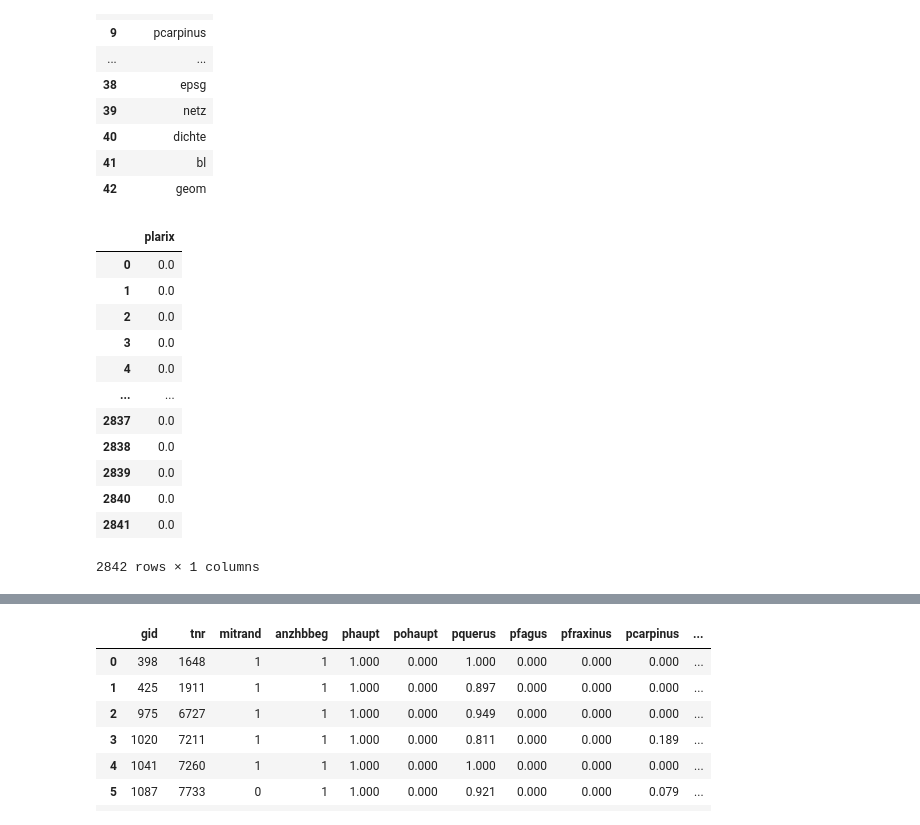
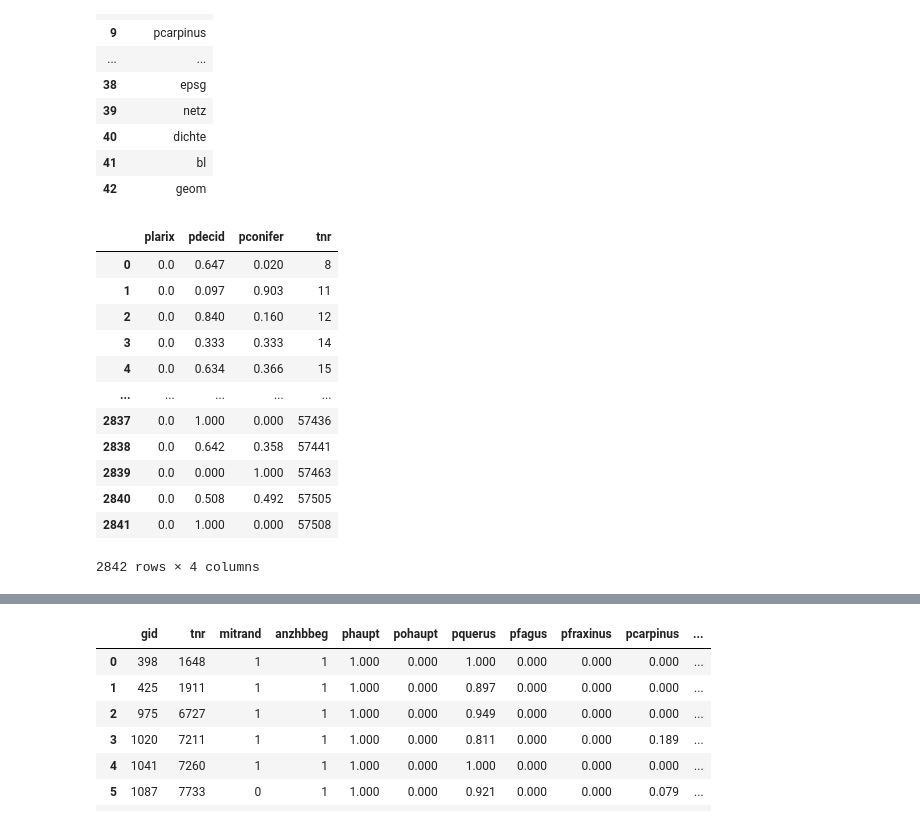
Before and after one commit to sebfoe/ESPE, a Jupyter notebook: notebooks/02_explore_shape_from_database.ipynb, the cells around one changed output, grey strips where cells are left out. Drawn from its saved outputs; the diff is of its cells as text; code cells hidden in the pictures.

```diff
--- a/notebooks/02_explore_shape_from_database.ipynb
+++ b/notebooks/02_explore_shape_from_database.ipynb
@@ -74,28 +110,29 @@ tables
 | 41 | bl |
 | 42 | geom |
 # %%
-# check percent share of plot 'plarix' ('p' percent share, 'larix' lärche )
+# 1. open connection first, 2. write data, 3. close afterwards
+# check percent share of 'plarix' with tract-number 'tnr' and coniferous-, deciduous share ('pdecid', 'pconif')
 connection = psycopg2.connect(user = user,
                               password = password,
                               host = host,
                               port = port,
                               database = database)
 
-table =pd.read_sql_query("SELECT  plarix FROM etrs89_bwi_2012p;",con=connection)
+attributes =pd.read_sql_query("SELECT plarix, pdecid, pconifer, tnr FROM etrs89_bwi_2012p;",con=connection)
 connection.close()
-table
+attributes
 # %% [output]
-|  | plarix |
-| 0 | 0.0 |
-| 1 | 0.0 |
-| 2 | 0.0 |
-| 3 | 0.0 |
-| 4 | 0.0 |
-| ... | ... |
-| 2837 | 0.0 |
-| 2838 | 0.0 |
-| 2839 | 0.0 |
-| 2840 | 0.0 |
-| 2841 | 0.0 |
+|  | plarix | pdecid | pconifer | tnr |
+| 0 | 0.0 | 0.647 | 0.020 | 8 |
+| 1 | 0.0 | 0.097 | 0.903 | 11 |
+| 2 | 0.0 | 0.840 | 0.160 | 12 |
+| 3 | 0.0 | 0.333 | 0.333 | 14 |
+| 4 | 0.0 | 0.634 | 0.366 | 15 |
+| ... | ... | ... | ... | ... |
+| 2837 | 0.0 | 1.000 | 0.000 | 57436 |
+| 2838 | 0.0 | 0.642 | 0.358 | 57441 |
+| 2839 | 0.0 | 0.000 | 1.000 | 57463 |
+| 2840 | 0.0 | 0.508 | 0.492 | 57505 |
+| 2841 | 0.0 | 1.000 | 0.000 | 57508 |
-2842 rows × 1 columns
+2842 rows × 4 columns
 # %%
```
Also changed, not shown: parts of 10 cells of this notebook.
